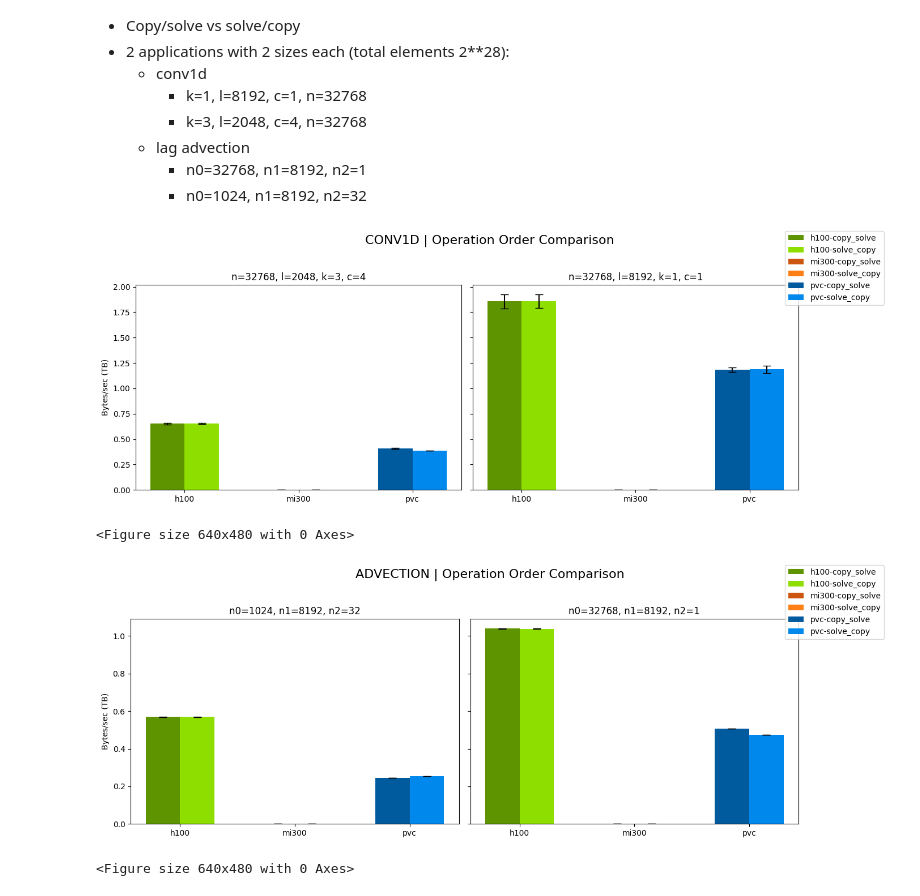
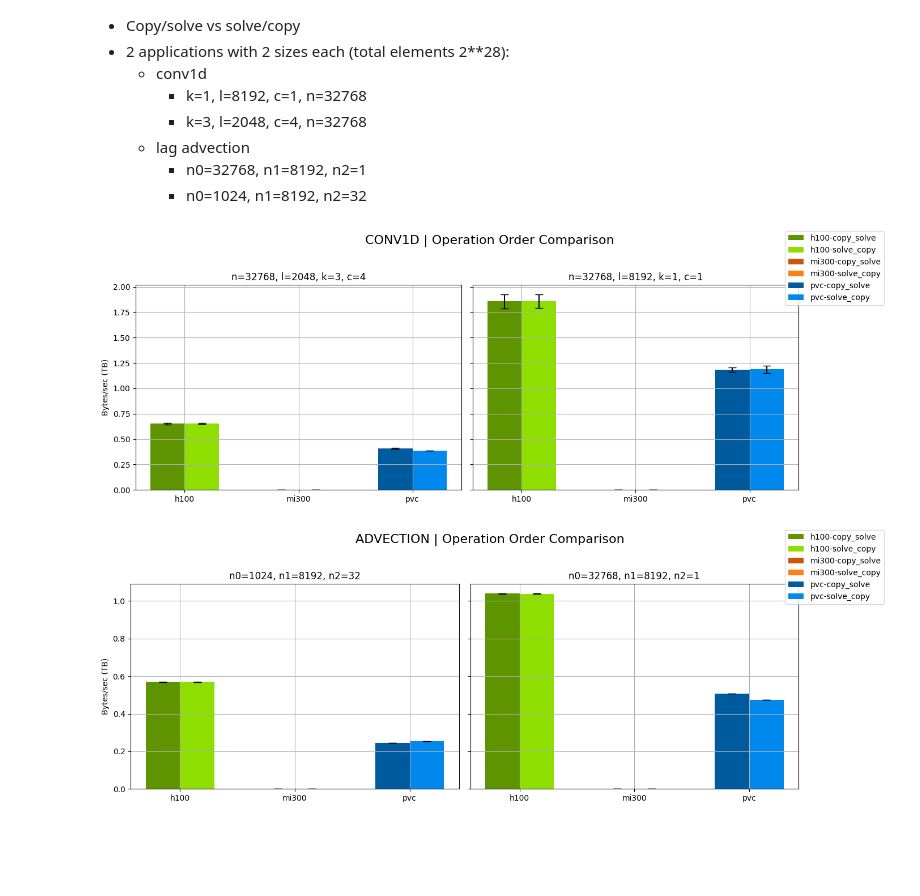
Before and after one commit to Aympab/phd-experiments, a Jupyter notebook: out/diag.ipynb, the cells around one changed output. Saved outputs shown, nothing was run; the diff lists cells and outputs as text; code cells hidden in the pictures; blank space fills up the shorter version.

```diff
--- a/out/diag.ipynb
+++ b/out/diag.ipynb
@@ -217,34 +217,33 @@ else:
         sizes = sorted(app_df["size"].unique())
         fig, axes = plt.subplots(1, len(sizes), figsize=(7 * len(sizes), 5), sharey=True)
         if len(sizes) == 1:
             axes = [axes]
         for ax, size in zip(axes, sizes):
             size_df = app_df[app_df["size"] == size]
             for i, hw in enumerate(hardware_list):
                 for j, order in enumerate(orders):
                     row = size_df.query(f"hardware == '{hw}' and order == '{order}'")
                     if not row.empty:
                         mean_val = row['mean_bps'].values[0] / 1e12
                         std_val = row['std_bps'].values[0] / 1e12
                     else:
                         mean_val = 0
                         std_val = 0
                     color = adjust_color_brightness(hardware_colors[hw], order_factors[order])
                     ax.bar(i + j * 0.3 - 0.15, mean_val, yerr=std_val, width=0.3,
                            color=color, capsize=5, label=f"{hw}-{order}")
             ax.set_title(size)
             ax.set_xticks(range(len(hardware_list)))
             ax.set_xticklabels(hardware_list)
+            ax.grid()
 
         axes[0].set_ylabel("Bytes/sec (TB)")
         fig.suptitle(f"{app.upper()} | Operation Order Comparison", fontsize=16)
         handles, labels = axes[-1].get_legend_handles_labels()
         fig.legend(handles, labels, loc='upper right')
         plt.tight_layout(rect=[0, 0, 0.9, 0.95])
         plt.savefig(f"operations-order-{app}.pdf")
         plt.show()
 # %% [output]
-[figure, old version]
+[figure, new version]
-<Figure size 640x480 with 0 Axes>
-[figure, old version]
+[figure, new version]
-<Figure size 640x480 with 0 Axes>
```
Also changed, not shown: parts of 1 cell of this notebook, 8 other files.
